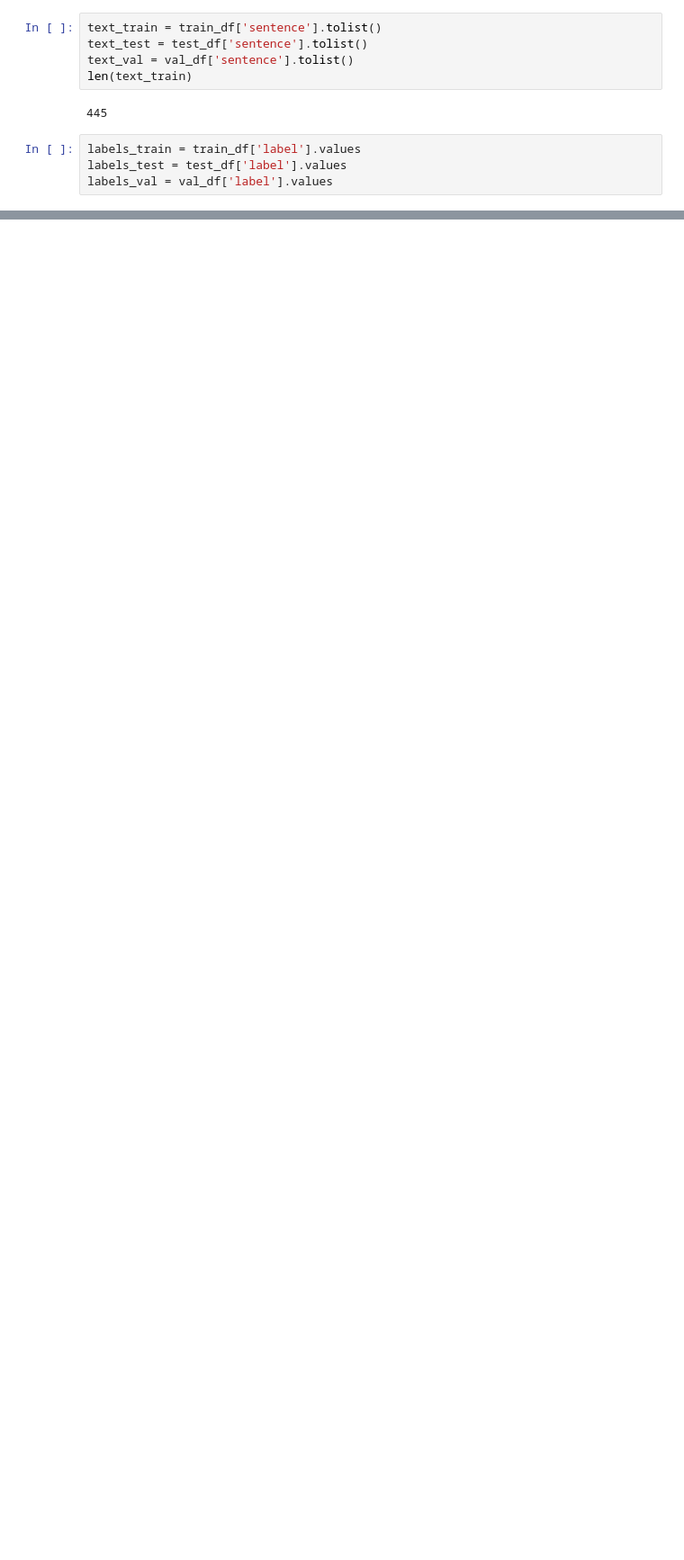
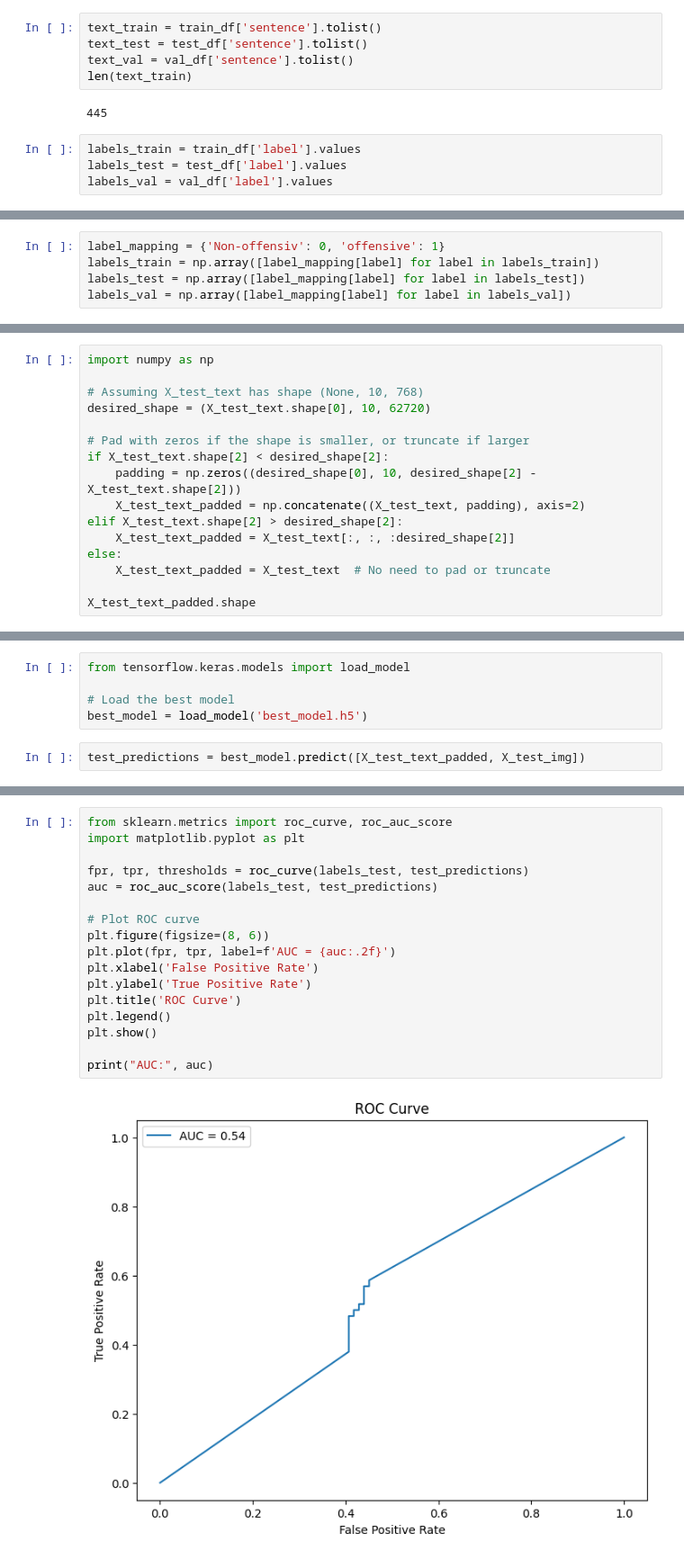
Before and after one commit to LPinto98/Offensive-Content-Detection-MultiOFF, a Jupyter notebook: BERT_EfficientNet.ipynb, the cells around one changed output, grey strips where cells are left out. Shown: that part at 90% size. Drawn from its saved outputs; the diff is of its cells as text; blank space fills up the shorter version.

```diff
--- a/BERT_EfficientNet.ipynb
+++ b/BERT_EfficientNet.ipynb
@@ -152,0 +207,5 @@ for i in range(len(text_train)):
+# %%
+label_mapping = {'Non-offensiv': 0, 'offensive': 1}
+labels_train = np.array([label_mapping[label] for label in labels_train])
+labels_test = np.array([label_mapping[label] for label in labels_test])
+labels_val = np.array([label_mapping[label] for label in labels_val])
@@ -211,0 +582,16 @@ print("Validation Accuracy:", val_accuracy)
+# %%
+import numpy as np
+
+# Assuming X_test_text has shape (None, 10, 768)
+desired_shape = (X_test_text.shape[0], 10, 62720)
+
+# Pad with zeros if the shape is smaller, or truncate if larger
+if X_test_text.shape[2] < desired_shape[2]:
+    padding = np.zeros((desired_shape[0], 10, desired_shape[2] - X_test_text.shape[2]))
+    X_test_text_padded = np.concatenate((X_test_text, padding), axis=2)
+elif X_test_text.shape[2] > desired_shape[2]:
+    X_test_text_padded = X_test_text[:, :, :desired_shape[2]]
+else:
+    X_test_text_padded = X_test_text  # No need to pad or truncate
+
+X_test_text_padded.shape
@@ -211,0 +600,7 @@ print("Validation Accuracy:", val_accuracy)
+# %%
+from tensorflow.keras.models import load_model
+
+# Load the best model
+best_model = load_model('best_model.h5')
+# %%
+test_predictions = best_model.predict([X_test_text_padded, X_test_img])
@@ -211,0 +647,19 @@ print("Validation Accuracy:", val_accuracy)
+# %%
+from sklearn.metrics import roc_curve, roc_auc_score
+import matplotlib.pyplot as plt
+
+fpr, tpr, thresholds = roc_curve(labels_test, test_predictions)
+auc = roc_auc_score(labels_test, test_predictions)
+
+# Plot ROC curve
+plt.figure(figsize=(8, 6))
+plt.plot(fpr, tpr, label=f'AUC = {auc:.2f}')
+plt.xlabel('False Positive Rate')
+plt.ylabel('True Positive Rate')
+plt.title('ROC Curve')
+plt.legend()
+plt.show()
+
+print("AUC:", auc)
+# %% [output]
+[figure, added]
```
Also changed, not shown: parts of 56 cells of this notebook.
